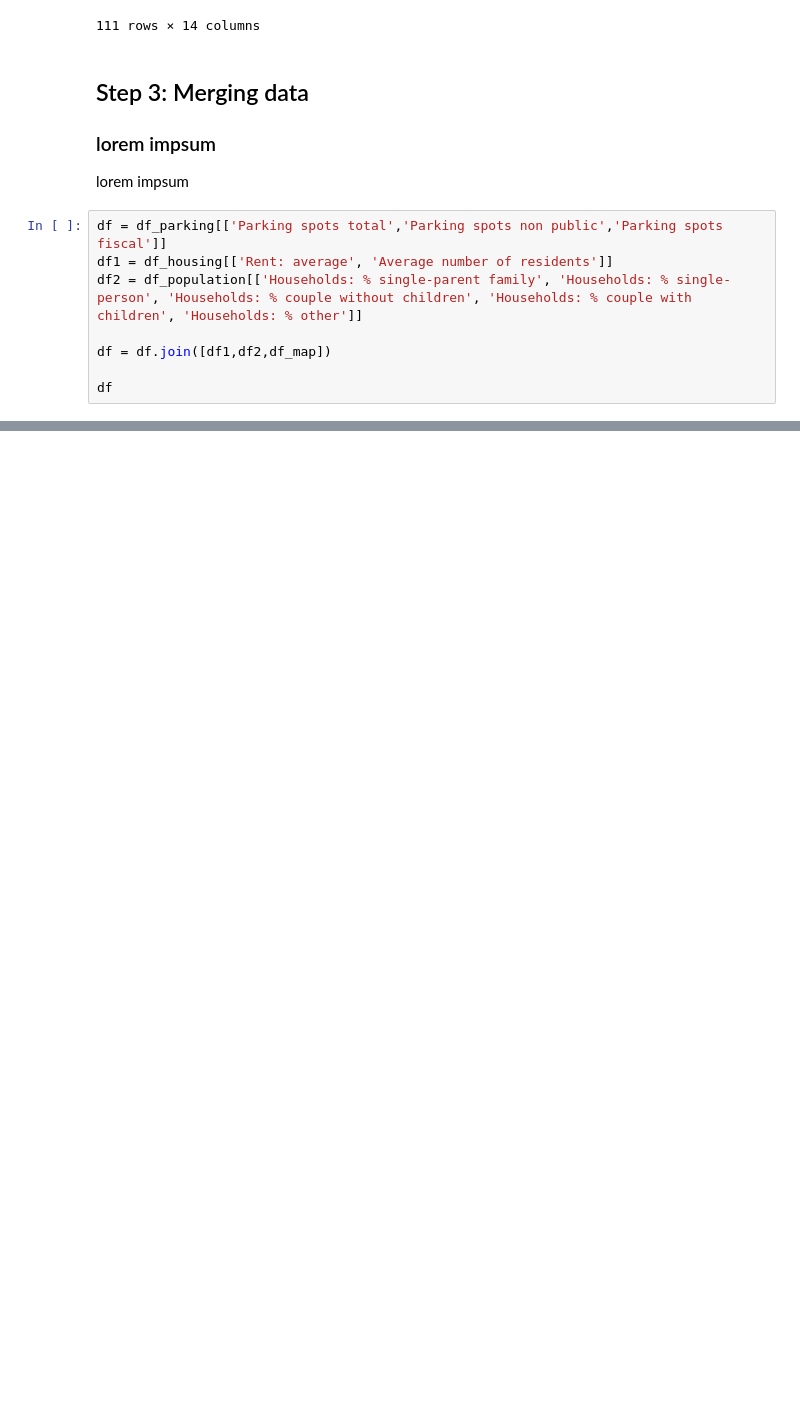
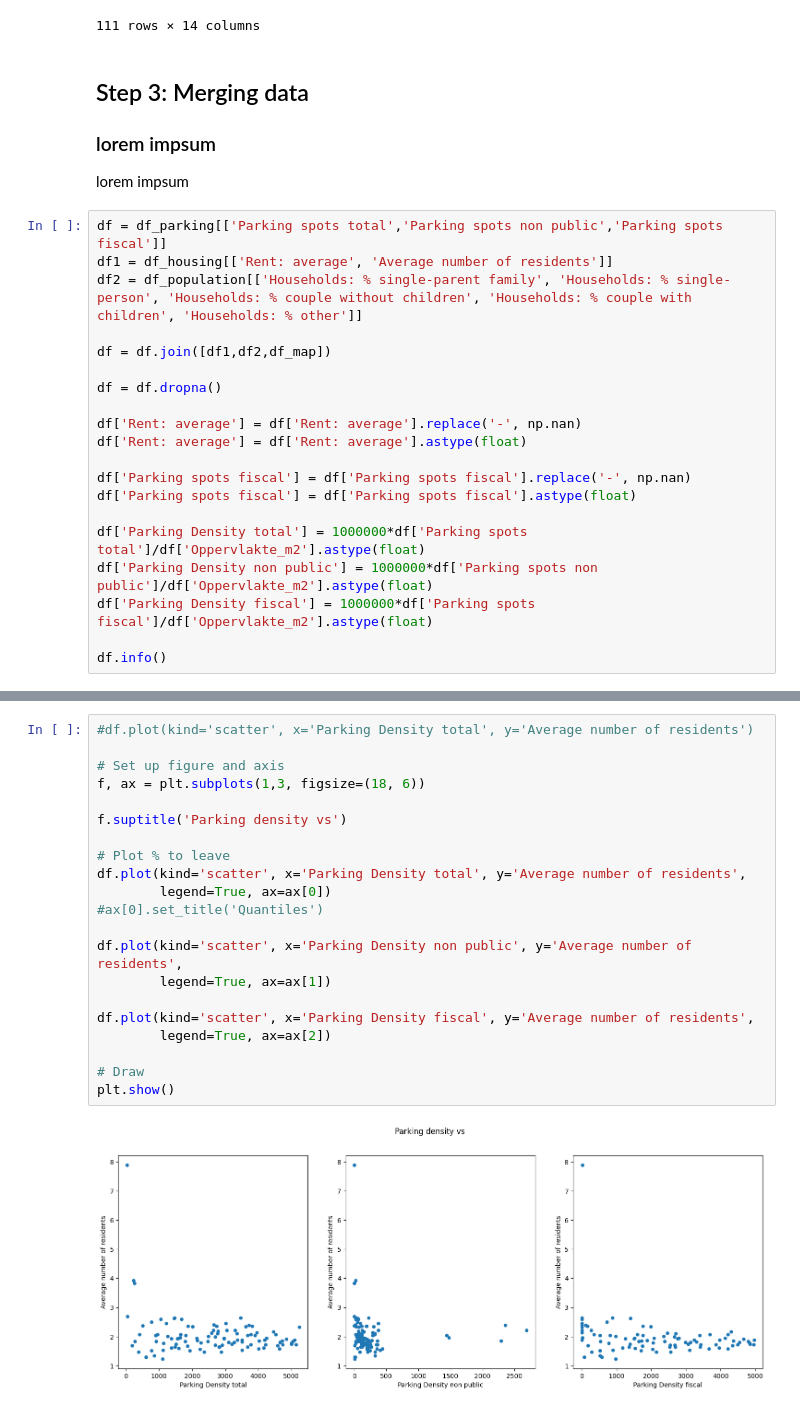
Before and after one commit to mannan272/data1, a Jupyter notebook: hackathon/team13.ipynb, the cells around one changed output, grey strips where cells are left out. Cells and saved outputs as stored; diff of their text form; blank space fills up the shorter version.

Commit message:
first plot

```diff
--- a/hackathon/team13.ipynb
+++ b/hackathon/team13.ipynb
@@ -126,5 +126,17 @@ df2 = df_population[['Households: % single-parent family', 'Households: % single
 
 df = df.join([df1,df2,df_map])
 
-df
+df = df.dropna()
+
+df['Rent: average'] = df['Rent: average'].replace('-', np.nan)
+df['Rent: average'] = df['Rent: average'].astype(float)
+
+df['Parking spots fiscal'] = df['Parking spots fiscal'].replace('-', np.nan)
+df['Parking spots fiscal'] = df['Parking spots fiscal'].astype(float)
+
+df['Parking Density total'] = 1000000*df['Parking spots total']/df['Oppervlakte_m2'].astype(float)
+df['Parking Density non public'] = 1000000*df['Parking spots non public']/df['Oppervlakte_m2'].astype(float)
+df['Parking Density fiscal'] = 1000000*df['Parking spots fiscal']/df['Oppervlakte_m2'].astype(float)
+
+df.info()
 # %% [output]
@@ -166,0 +164,23 @@ df
+# %%
+#df.plot(kind='scatter', x='Parking Density total', y='Average number of residents')
+
+# Set up figure and axis
+f, ax = plt.subplots(1,3, figsize=(18, 6))
+
+f.suptitle('Parking density vs')
+
+# Plot % to leave
+df.plot(kind='scatter', x='Parking Density total', y='Average number of residents',
+        legend=True, ax=ax[0])
+#ax[0].set_title('Quantiles')
+
+df.plot(kind='scatter', x='Parking Density non public', y='Average number of residents',
+        legend=True, ax=ax[1])
+
+df.plot(kind='scatter', x='Parking Density fiscal', y='Average number of residents',
+        legend=True, ax=ax[2])
+
+# Draw
+plt.show()
+# %% [output]
+[figure, added]
```
Also changed, not shown: parts of 5 cells of this notebook.
